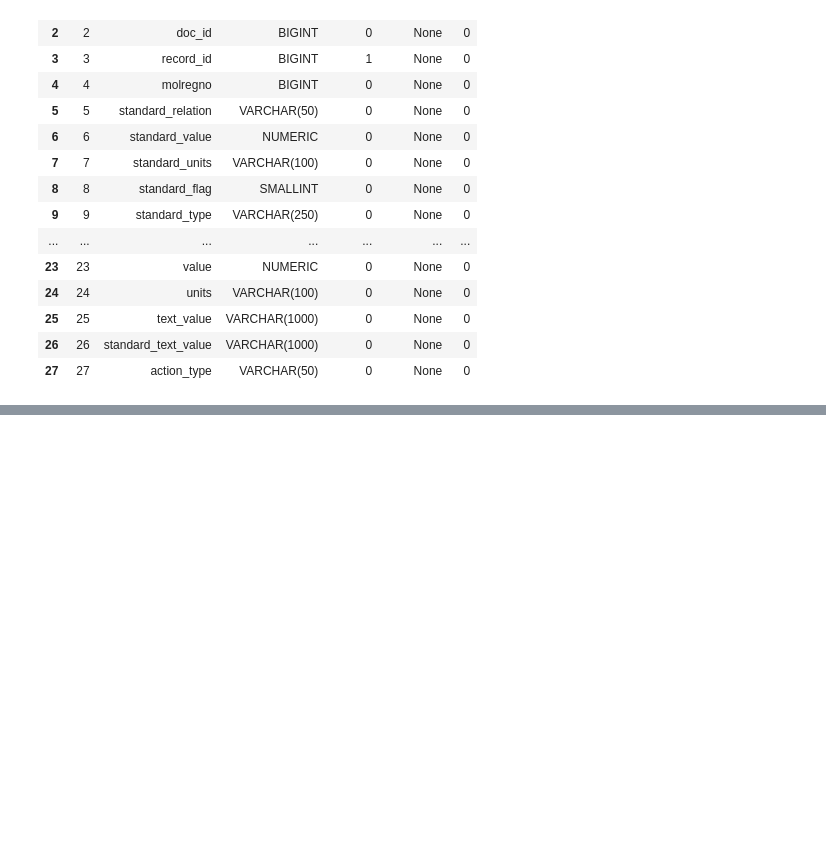
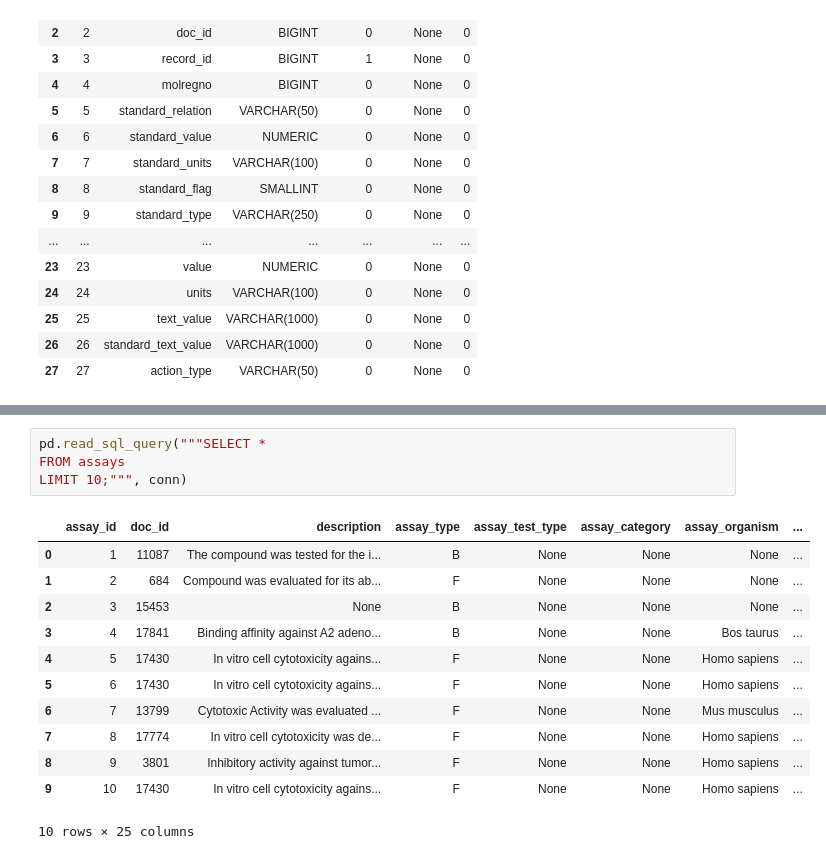
Before and after one commit to mberdakin/chembl-bioactivity-prediction, a Jupyter notebook: notebooks/01_chembl_schema_exploration.ipynb.ipynb, the cells around one changed output, grey strips where cells are left out. Cells and saved outputs as stored; diff of their text form; blank space fills up the shorter version.

```diff
--- a/notebooks/01_chembl_schema_exploration.ipynb.ipynb
+++ b/notebooks/01_chembl_schema_exploration.ipynb.ipynb
@@ -83,0 +195,17 @@ print(df)
+# %%
+pd.read_sql_query("""SELECT *
+FROM assays
+LIMIT 10;""", conn)
+# %% [output]
+|  | assay_id | doc_id | description | assay_type | assay_test_type | assay_category | assay_organism | ... |
+| 0 | 1 | 11087 | The compound was tested for the i... | B | None | None | None | ... |
+| 1 | 2 | 684 | Compound was evaluated for its ab... | F | None | None | None | ... |
+| 2 | 3 | 15453 | None | B | None | None | None | ... |
+| 3 | 4 | 17841 | Binding affinity against A2 adeno... | B | None | None | Bos taurus | ... |
+| 4 | 5 | 17430 | In vitro cell cytotoxicity agains... | F | None | None | Homo sapiens | ... |
+| 5 | 6 | 17430 | In vitro cell cytotoxicity agains... | F | None | None | Homo sapiens | ... |
+| 6 | 7 | 13799 | Cytotoxic Activity was evaluated ... | F | None | None | Mus musculus | ... |
+| 7 | 8 | 17774 | In vitro cell cytotoxicity was de... | F | None | None | Homo sapiens | ... |
+| 8 | 9 | 3801 | Inhibitory activity against tumor... | F | None | None | Homo sapiens | ... |
+| 9 | 10 | 17430 | In vitro cell cytotoxicity agains... | F | None | None | Homo sapiens | ... |
+10 rows × 25 columns
```
Also changed, not shown: parts of 18 cells of this notebook.
